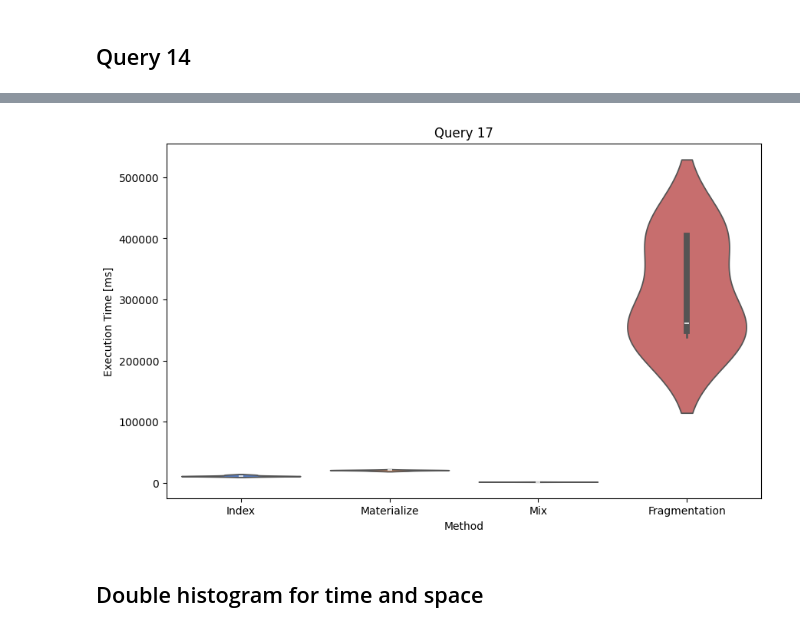
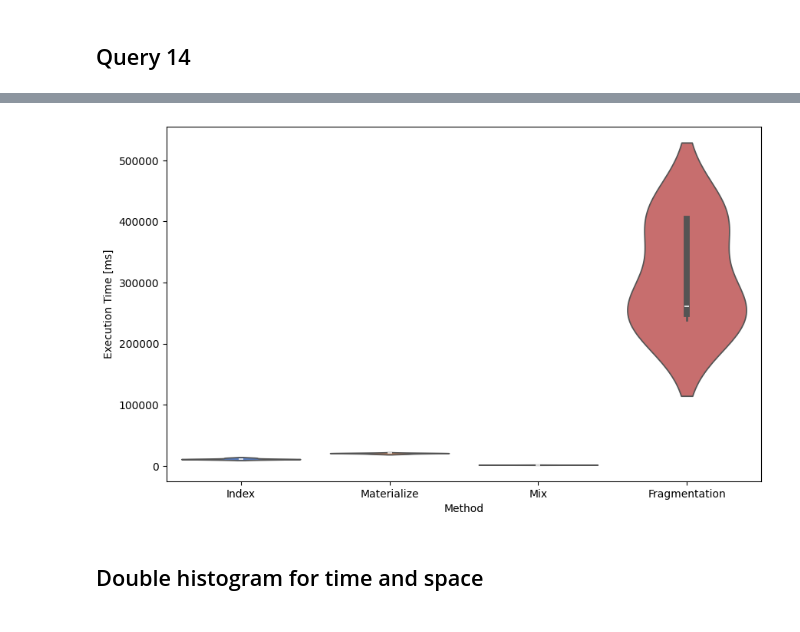
Before and after one commit to ValentinisAlessio/DM_Final_Project, a Jupyter notebook: plots.ipynb, the cells around one changed output, grey strips where cells are left out. Cells and saved outputs as stored; diff of their text form; code cells hidden in the pictures.

```diff
--- a/plots.ipynb
+++ b/plots.ipynb
@@ -308,14 +308,14 @@ df_q17=df_q17.drop(columns=['Query'])
 # %%
 plt.figure(figsize=(10, 6))
 sns.violinplot(x='Method', y='Execution Time [ms]', data=df_q17, palette=colors, hue='Method')
 
-plt.title('Query 17')
+#plt.title('Query 17')
 plt.xlabel('Method')
 plt.ylabel('Execution Time [ms]')
 plt.savefig('plots/query17.png')
 plt.show()
 # %% [output]
-[figure, old version]
+[figure, new version]
 # %% [markdown]
 ## Double histogram for time and space
 # %% [markdown]
```
Also changed, not shown: parts of 11 cells of this notebook, 9 other files.
